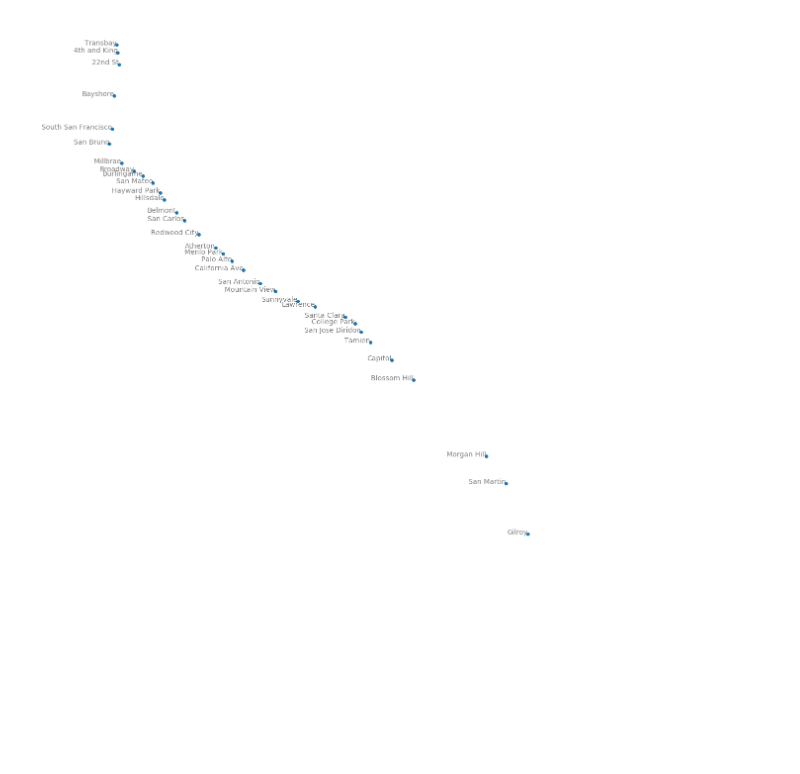
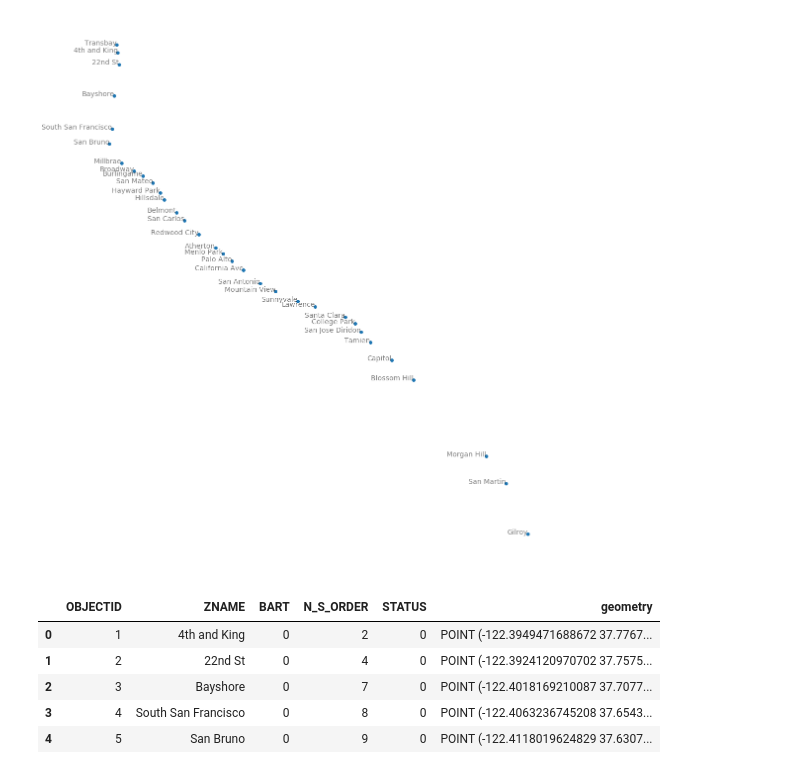
Before and after one commit to sfbrigade/calviz, a Jupyter notebook: that_mpk_file/Caltrain_GIS_visualization.ipynb, the cells around one changed output. Cells and saved outputs as stored; diff of their text form; code cells hidden in the pictures; blank space fills up the shorter version.

```diff
--- a/that_mpk_file/Caltrain_GIS_visualization.ipynb
+++ b/that_mpk_file/Caltrain_GIS_visualization.ipynb
@@ -189,3 +180,14 @@ plt.show()
 # %% [output]
 encountered problem: HTTP Error 404: Not Found
 [figure]
+# %%
+stations = stationsdf.to_crs(epsg = '4326')
+# %%
+stations.head()
+# %% [output]
+|  | OBJECTID | ZNAME | BART | N_S_ORDER | STATUS | geometry |
+| 0 | 1 | 4th and King | 0 | 2 | 0 | POINT (-122.3949471688672 37.7767... |
+| 1 | 2 | 22nd St | 0 | 4 | 0 | POINT (-122.3924120970702 37.7575... |
+| 2 | 3 | Bayshore | 0 | 7 | 0 | POINT (-122.4018169210087 37.7077... |
+| 3 | 4 | South San Francisco | 0 | 8 | 0 | POINT (-122.4063236745208 37.6543... |
+| 4 | 5 | San Bruno | 0 | 9 | 0 | POINT (-122.4118019624829 37.6307... |
```
Also changed, not shown: parts of 4 cells of this notebook, 1 other file.
